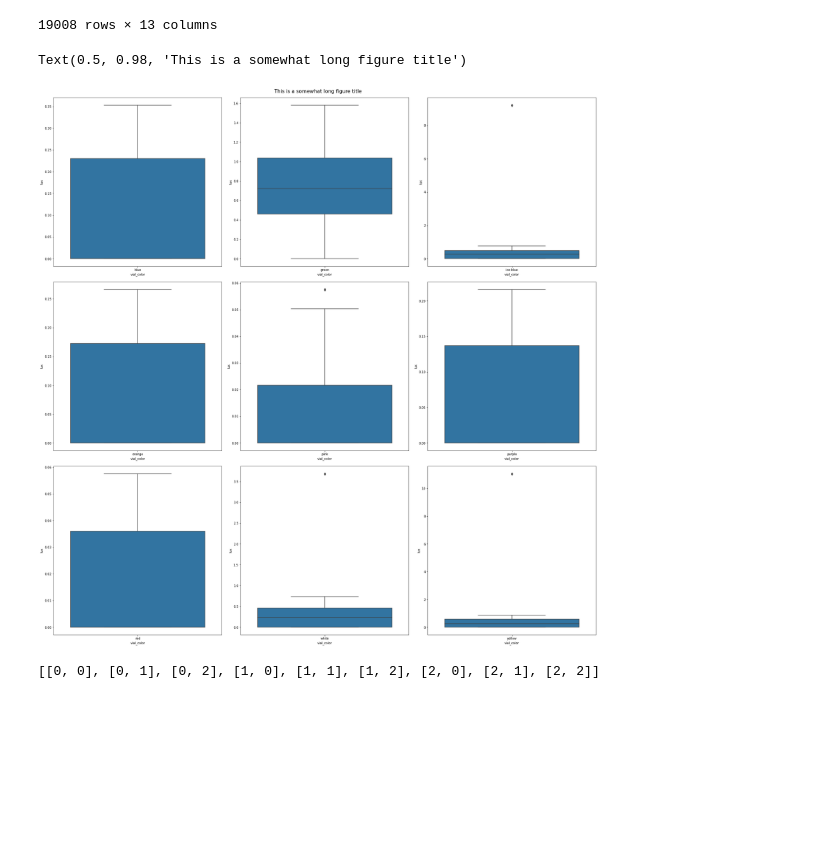
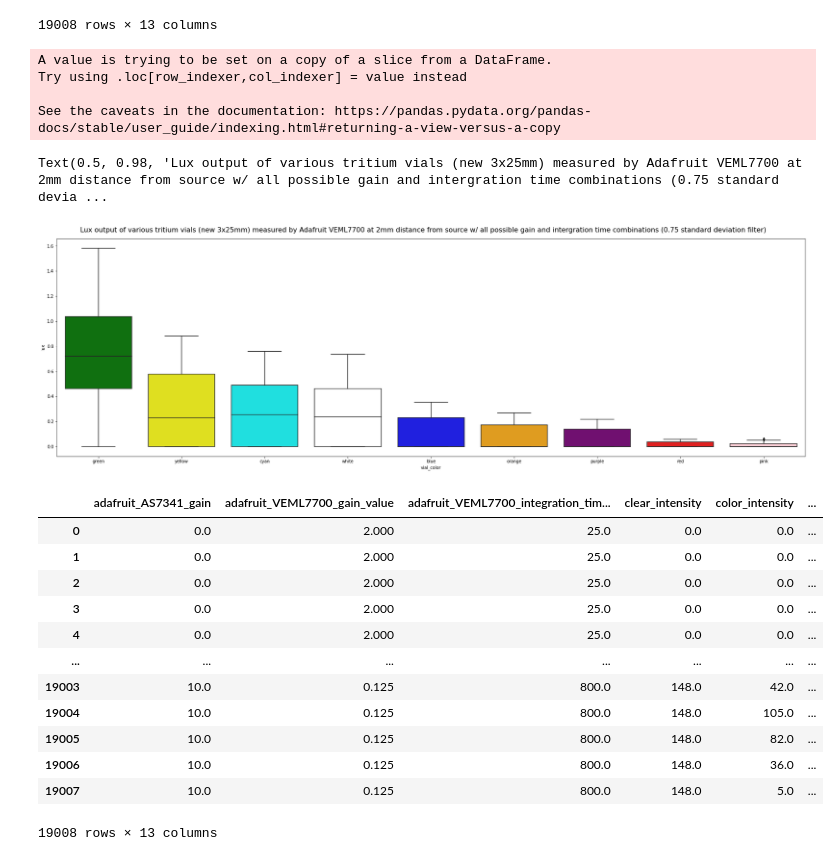
Before and after one commit to darkmatter2222/Nuclear-Battery, a Jupyter notebook: spectro_and_lux_9_colors.ipynb, the cells around one changed output. Saved outputs shown, nothing was run; the diff lists cells and outputs as text; code cells hidden in the pictures; blank space fills up the shorter version.

```diff
--- a/spectro_and_lux_9_colors.ipynb
+++ b/spectro_and_lux_9_colors.ipynb
@@ -87,23 +82,42 @@ color_names = df['vial_color'].unique()
-# %%
-pos = []
-
-for x, y in tqdm(list(itertools.product([0,1,2], [0,1,2]))):
-  pos.append([x,y])
-
-fig, ax = plt.subplots(3, 3, figsize=(25,25), constrained_layout=True)
-
-x = 0
-for color_name in color_names:
-  working_df = df[df['vial_color'] == color_name]
-  sd_df = working_df[(np.abs(stats.zscore(working_df['lux'])) < 3)]
-  sns.boxplot(x="vial_color", y="lux", data=sd_df, ax=ax[pos[x][0], pos[x][1]])
-  x+=1
-
-fig.suptitle('This is a somewhat long figure title', fontsize=16)
-# %% [output]
-Text(0.5, 0.98, 'This is a somewhat long figure title')
-[figure, removed]
-# %%
-pos
-# %% [output]
-[[0, 0], [0, 1], [0, 2], [1, 0], [1, 1], [1, 2], [2, 0], [2, 1], [2, 2]]
+# %%
+df['vial_color'] = df['vial_color'].str.replace('ice blue','cyan')
+# %%
+fig, ax = plt.subplots(1, 1, figsize=(25,8), constrained_layout=True)
+plt.rcParams['axes.facecolor'] = 'white'
+new_df = pd.DataFrame()
+
+color_names = df['vial_color'].unique()
+
+for color_name in color_names:
+  working_df = df[df['vial_color'] == color_name]
+  sd_df = working_df[(np.abs(stats.zscore(working_df['lux'])) < 0.75)]
+  sd_df['mean_lux_after_3sd'] = sum(sd_df['lux']) * len(sd_df.index)
+  new_df = new_df.append(sd_df)
+
+new_df = new_df.sort_values(by='mean_lux_after_3sd', ascending=False)
+sns.boxplot(x="vial_color", y="lux", data=new_df, palette=new_df['vial_color'].unique())
+
+fig.suptitle('Lux output of various tritium vials (new 3x25mm) measured by Adafruit VEML7700 at 2mm distance from source w/ all possible gain and intergration time combinations (0.75 standard deviation filter)', fontsize=16)
+# %% [output]
+A value is trying to be set on a copy of a slice from a DataFrame.
+Try using .loc[row_indexer,col_indexer] = value instead
+
+See the caveats in the documentation: https://pandas.pydata.org/pandas-docs/stable/user_guide/indexing.html#returning-a-view-versus-a-copy
+Text(0.5, 0.98, 'Lux output of various tritium vials (new 3x25mm) measured by Adafruit VEML7700 at 2mm distance from source w/ all possible gain and intergration time combinations (0.75 standard devia ...
+[figure, added]
+# %%
+df
+# %% [output]
+|  | adafruit_AS7341_gain | adafruit_VEML7700_gain_value | adafruit_VEML7700_integration_tim... | clear_intensity | color_intensity | ... |
+| 0 | 0.0 | 2.000 | 25.0 | 0.0 | 0.0 | ... |
+| 1 | 0.0 | 2.000 | 25.0 | 0.0 | 0.0 | ... |
+| 2 | 0.0 | 2.000 | 25.0 | 0.0 | 0.0 | ... |
+| 3 | 0.0 | 2.000 | 25.0 | 0.0 | 0.0 | ... |
+| 4 | 0.0 | 2.000 | 25.0 | 0.0 | 0.0 | ... |
+| ... | ... | ... | ... | ... | ... | ... |
+| 19003 | 10.0 | 0.125 | 800.0 | 148.0 | 42.0 | ... |
+| 19004 | 10.0 | 0.125 | 800.0 | 148.0 | 105.0 | ... |
+| 19005 | 10.0 | 0.125 | 800.0 | 148.0 | 82.0 | ... |
+| 19006 | 10.0 | 0.125 | 800.0 | 148.0 | 36.0 | ... |
+| 19007 | 10.0 | 0.125 | 800.0 | 148.0 | 5.0 | ... |
+19008 rows × 13 columns
```
Also changed, not shown: parts of 7 cells of this notebook.
